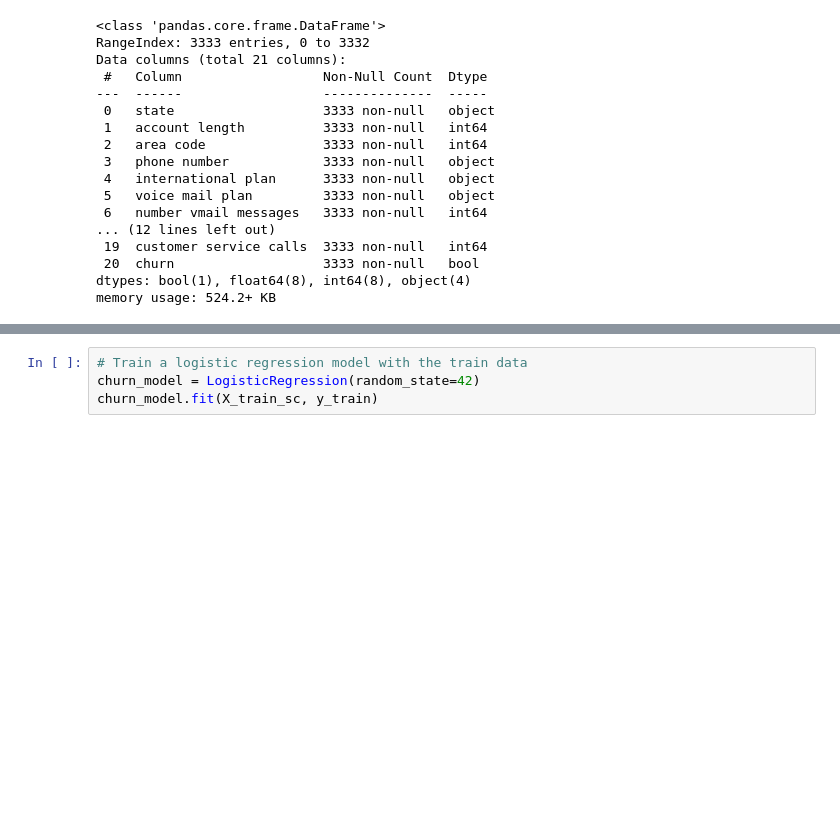
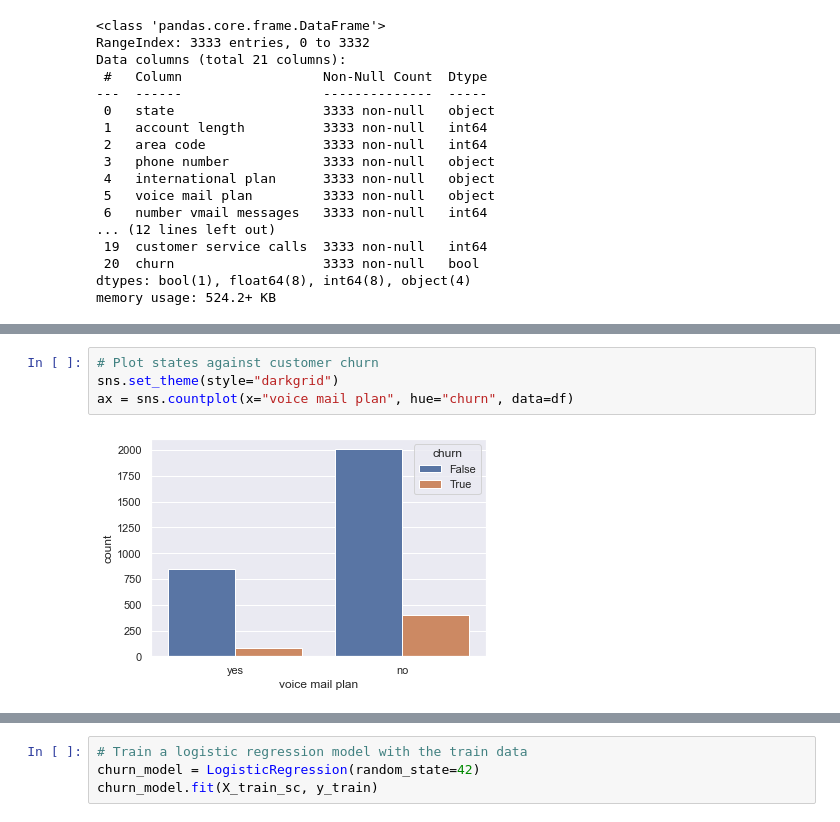
Before and after one commit to ashakeri92/dsc-phase-3-project-v2-3, a Jupyter notebook: Analysis.ipynb, the cells around one changed output, grey strips where cells are left out. Drawn from its saved outputs; the diff is of its cells as text; blank space fills up the shorter version.

```diff
--- a/Analysis.ipynb
+++ b/Analysis.ipynb
@@ -85,3 +81,9 @@ plt.show()
+# %%
+# Plot states against customer churn
+sns.set_theme(style="darkgrid")
+ax = sns.countplot(x="voice mail plan", hue="churn", data=df)
+# %% [output]
+[figure, added]
 # %%
 # Separate data into feature and target DataFrames
 X = df.drop('churn', axis = 1)
```
Also changed, not shown: parts of 8 cells of this notebook.
